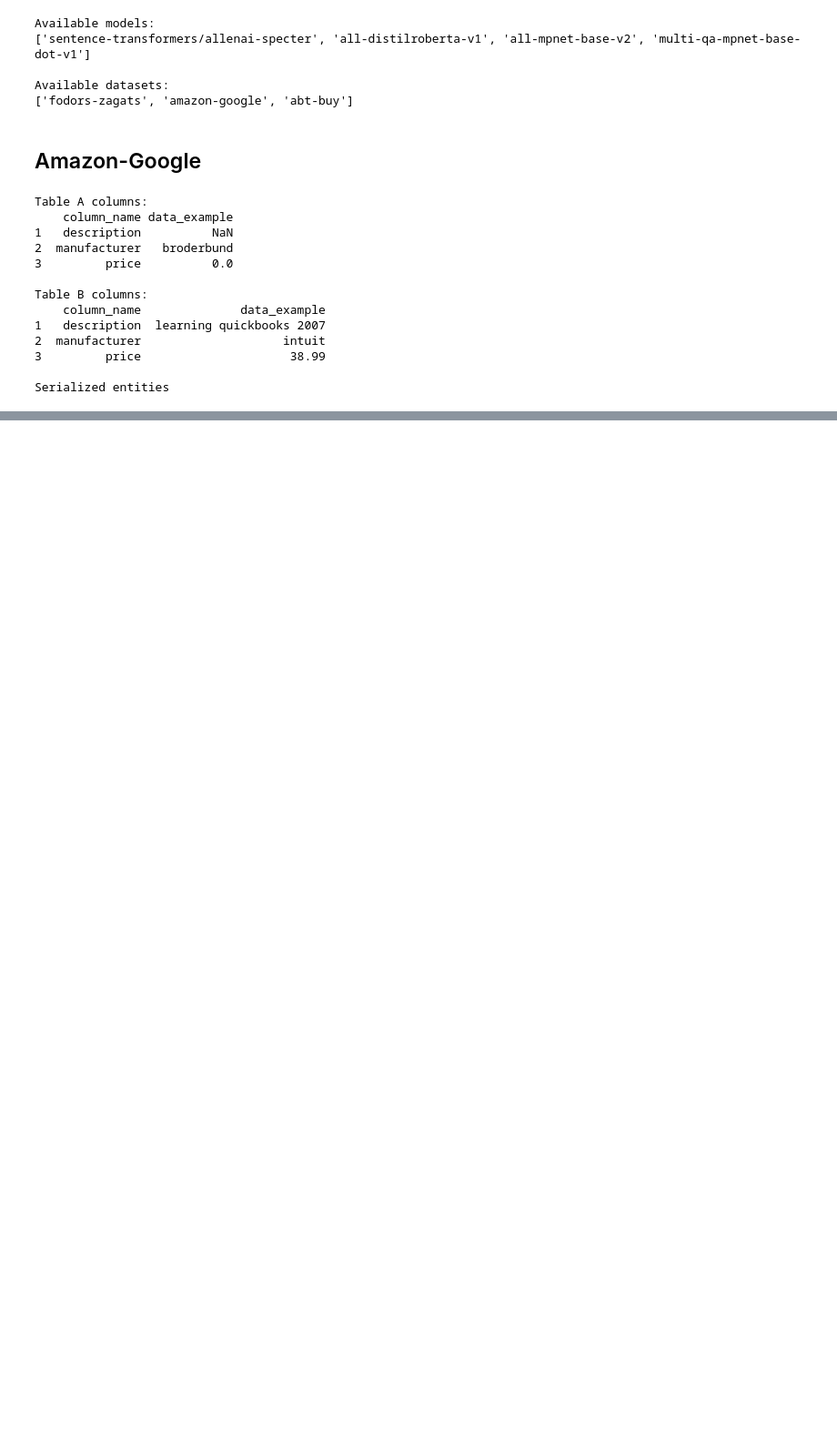
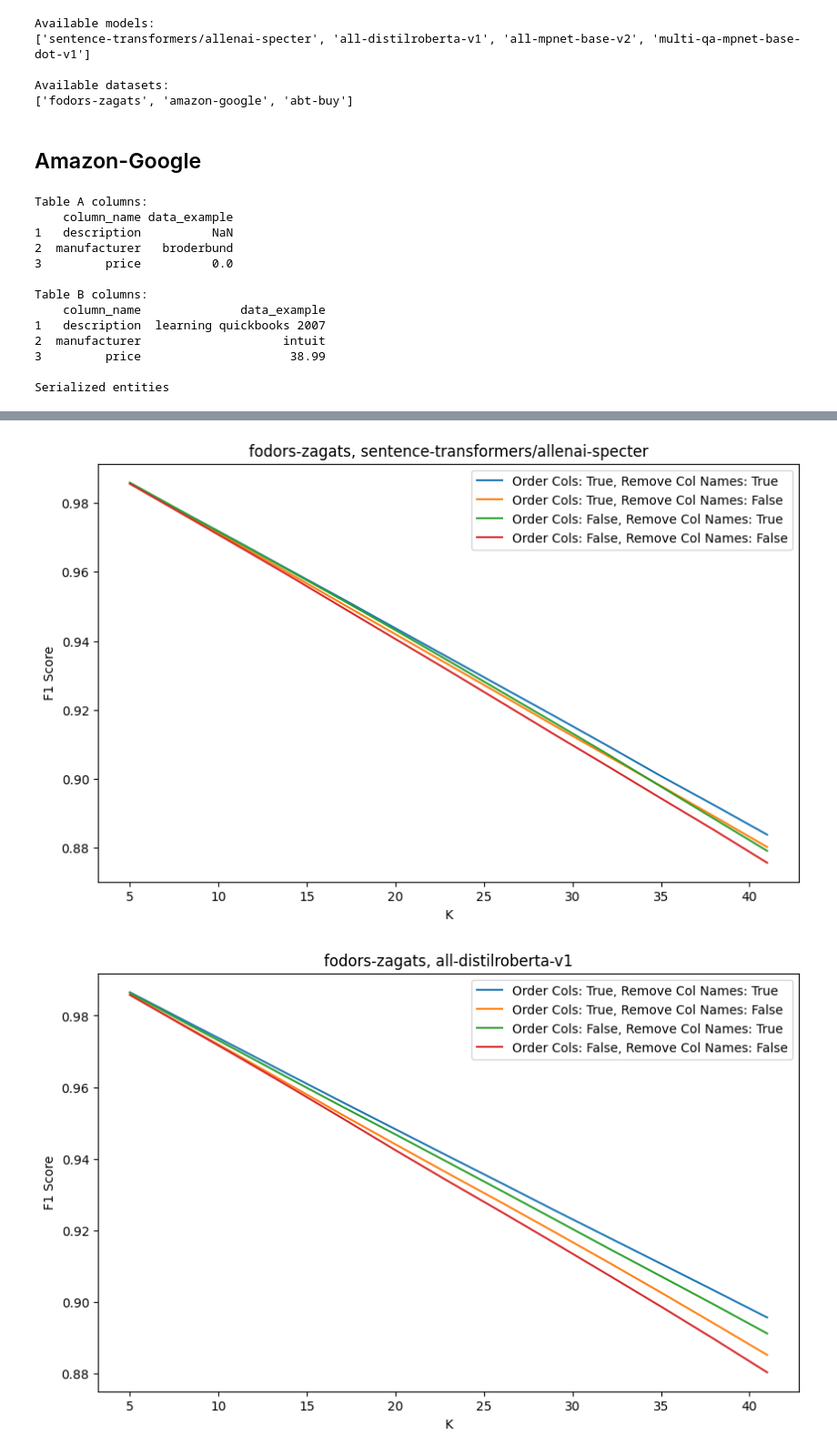
Before and after one commit to ttperr/WavER, a Jupyter notebook: src/blocking/run_result.ipynb, the cells around one changed output, grey strips where cells are left out. Shown at 91% size. Saved outputs shown, nothing was run; the diff lists cells and outputs as text; code cells hidden in the pictures; blank space fills up the shorter version.

Commit message:
add result for blocking

```diff
--- a/src/blocking/run_result.ipynb
+++ b/src/blocking/run_result.ipynb
@@ -137,8 +129,9 @@ for data_name, models in results_dict.items():
     for model_name, orders in models.items():
         for order_cols, removes in orders.items():
             for remove_col_names, metrics in removes.items():
-                if metrics['f1'] > best_f1:
-                    best_f1 = metrics['f1']
-                    best_option = (model_name, order_cols, remove_col_names)
+                for K, metrics in metrics.items():
+                    if metrics['f1'] > best_f1:
+                        best_f1 = metrics['f1']
+                        best_option = (model_name, order_cols, remove_col_names, K)
     print(f"Dataset: {data_name}, Best F1 Score: {best_f1}, Options: {best_option}")
 # %% [output]
@@ -150,12 +143,8 @@ for data_name, models in results_dict.items():
     for model_name, orders in models.items():
         for order_cols, removes in orders.items():
             for remove_col_names, metrics in removes.items():
-                print(f"Dataset: {data_name}, Model: {model_name}, Order Cols: {order_cols}, Remove Col Names: {remove_col_names}")
-                print(f"Precision: {metrics['precision']}")
-                print(f"Recall: {metrics['recall']}")
-                print(f"F1: {metrics['f1']}")
-                print(f"ROC AUC: {metrics['roc_auc']}")
-                print(f"Accuracy: {metrics['accuracy']}")
-                print(f"Confusion Matrix: {metrics['confusion_matrix']}")
-                print()
+                for K, metrics in metrics.items():
+                    print(f"Dataset: {data_name}, Model: {model_name}, Order Cols: {order_cols}, Remove Col Names: {remove_col_names}, K: {K}")
+                    print(f"Reduction Ratio: {metrics['reduction_ratio']}, Recall: {metrics['recall']}, F1: {metrics['f1']}")
+                    print()
 # %% [output]
@@ -178,0 +168,18 @@ Confusion Matrix: [[587  14]
+# %%
+for data_name, models in results_dict.items():
+    for model_name, orders in models.items():
+        plt.figure(figsize=(10, 6))
+        for order_cols, removes in orders.items():
+            for remove_col_names, metrics in removes.items():
+                Ks = list(metrics.keys())
+                f1s = [metrics[K]['f1'] for K in Ks]
+                plt.plot(Ks, f1s, label=f'Order Cols: {order_cols}, Remove Col Names: {remove_col_names}')
+        plt.title(f'{data_name}, {model_name}')
+        plt.xlabel('K')
+        plt.ylabel('F1 Score')
+        plt.legend()
+
+plt.show()
+# %% [output]
+[figure, added]
+[figure, added]
```
Also changed, not shown: parts of 7 cells of this notebook.
